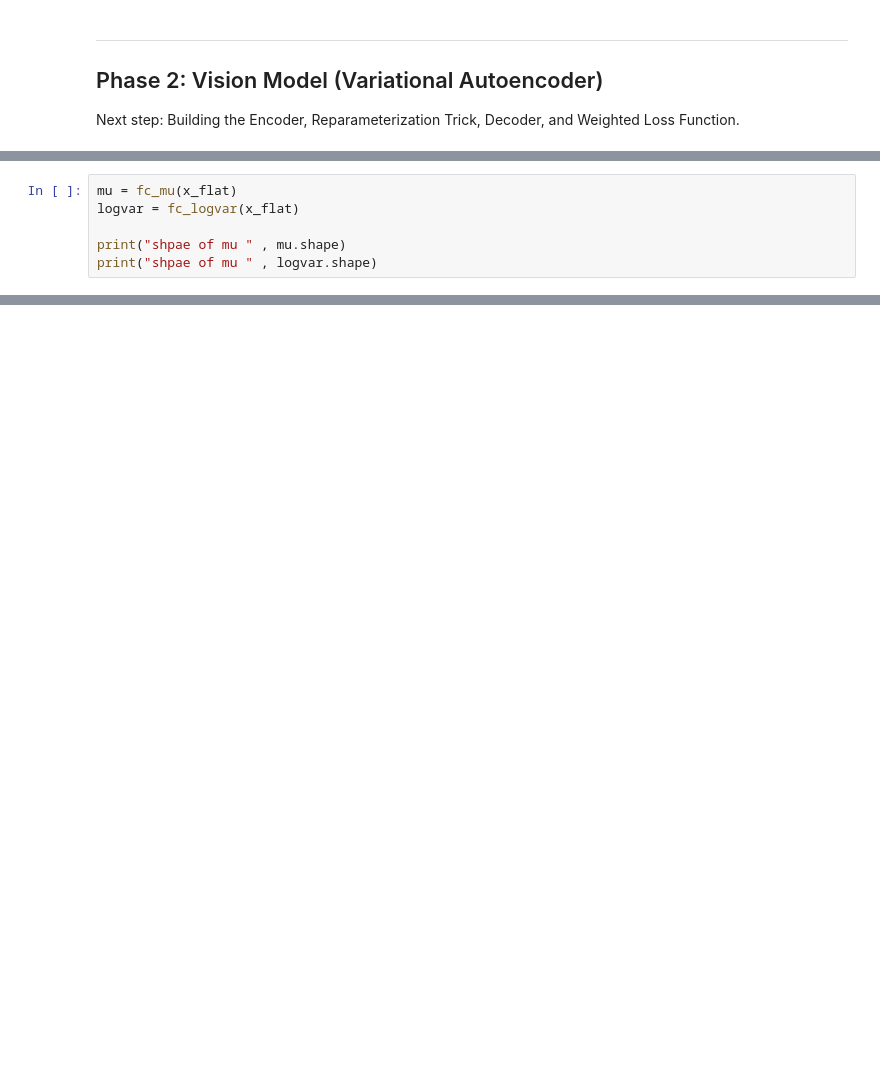
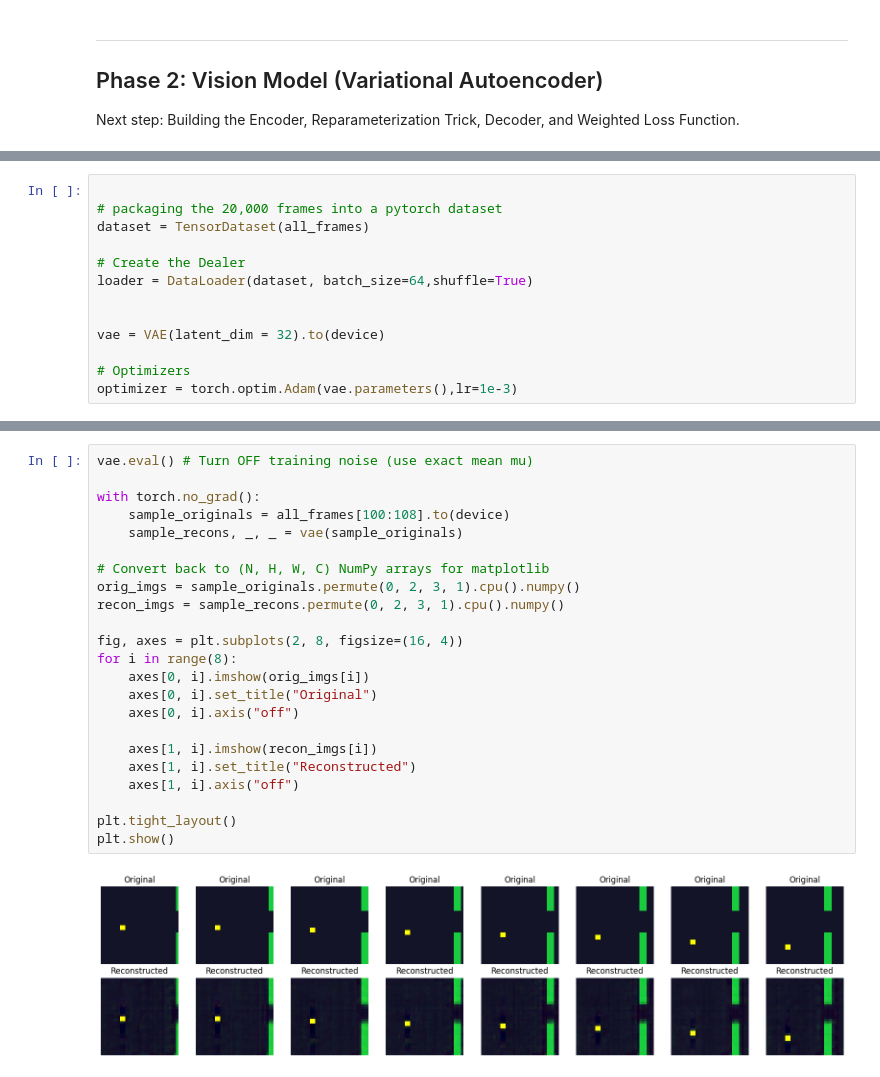
Before and after one commit to Nirbhay0007/World_Model, a Jupyter notebook: Flappy_world_model/mini_floppy.ipynb, the cells around one changed output, grey strips where cells are left out. Saved outputs shown, nothing was run; the diff lists cells and outputs as text; blank space fills up the shorter version.

```diff
--- a/Flappy_world_model/mini_floppy.ipynb
+++ b/Flappy_world_model/mini_floppy.ipynb
@@ -245,6 +198,0 @@ Linear(in_features=2048, out_features=32, bias=True)
-# %%
-mu = fc_mu(x_flat)
-logvar = fc_logvar(x_flat)
-
-print("shpae of mu " , mu.shape)
-print("shpae of mu " , logvar.shape)
@@ -435,0 +405,13 @@ class VAE(nn.Module):
+# %%
+
+# packaging the 20,000 frames into a pytorch dataset
+dataset = TensorDataset(all_frames)
+
+# Create the Dealer
+loader = DataLoader(dataset, batch_size=64,shuffle=True)
+
+
+vae = VAE(latent_dim = 32).to(device)
+
+# Optimizers
+optimizer = torch.optim.Adam(vae.parameters(),lr=1e-3)
@@ -435,0 +476,25 @@ class VAE(nn.Module):
+# %%
+vae.eval() # Turn OFF training noise (use exact mean mu)
+
+with torch.no_grad():
+    sample_originals = all_frames[100:108].to(device)
+    sample_recons, _, _ = vae(sample_originals)
+
+# Convert back to (N, H, W, C) NumPy arrays for matplotlib
+orig_imgs = sample_originals.permute(0, 2, 3, 1).cpu().numpy()
+recon_imgs = sample_recons.permute(0, 2, 3, 1).cpu().numpy()
+
+fig, axes = plt.subplots(2, 8, figsize=(16, 4))
+for i in range(8):
+    axes[0, i].imshow(orig_imgs[i])
+    axes[0, i].set_title("Original")
+    axes[0, i].axis("off")
+
+    axes[1, i].imshow(recon_imgs[i])
+    axes[1, i].set_title("Reconstructed")
+    axes[1, i].axis("off")
+
+plt.tight_layout()
+plt.show()
+# %% [output]
+[figure, added]
```
Also changed, not shown: parts of 48 cells of this notebook, 6 other files.
